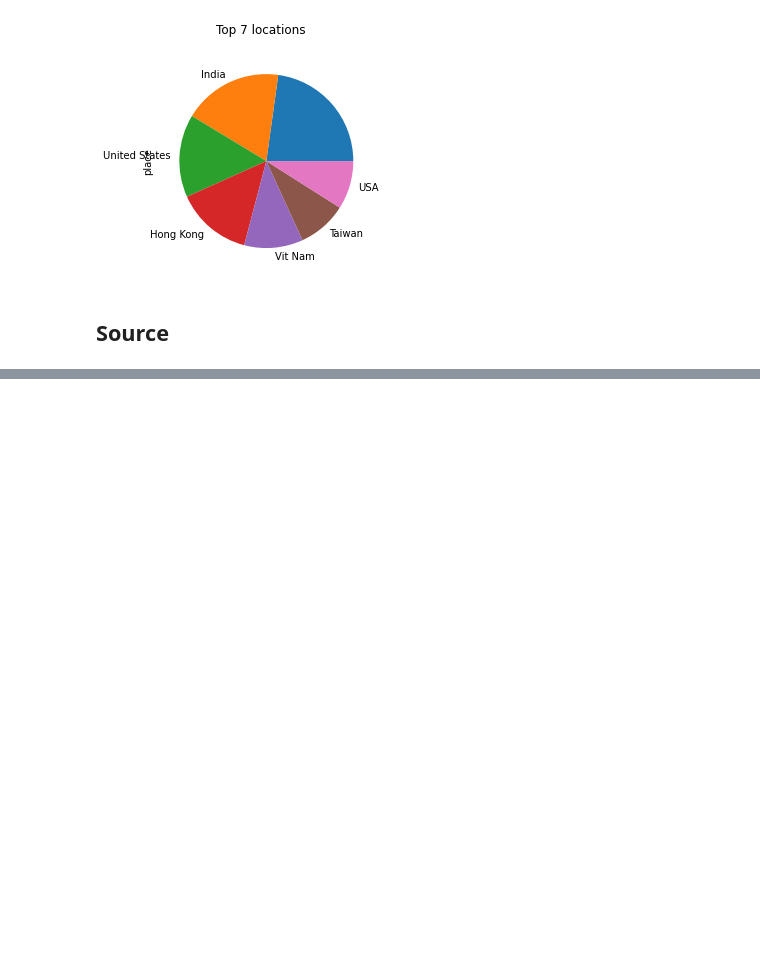
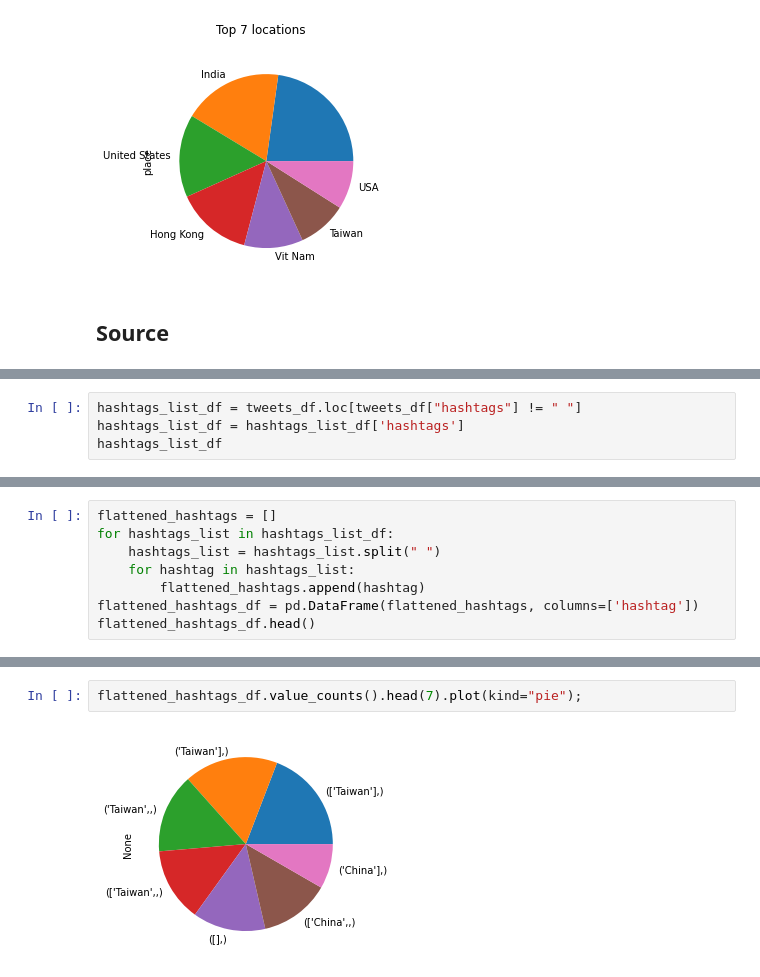
Before and after one commit to zelalemshiferaw/Twitter-Data-Analysis, a Jupyter notebook: Notebooks/data_preprocessing_and_data_exploration.ipynb, the cells around one changed output, grey strips where cells are left out. Cells and saved outputs as stored; diff of their text form; blank space fills up the shorter version.

```diff
--- a/Notebooks/data_preprocessing_and_data_exploration.ipynb
+++ b/Notebooks/data_preprocessing_and_data_exploration.ipynb
@@ -340,0 +458,4 @@ tweets_df["source"].value_counts().head().plot(kind="pie");
+# %%
+hashtags_list_df = tweets_df.loc[tweets_df["hashtags"] != " "]
+hashtags_list_df = hashtags_list_df['hashtags']
+hashtags_list_df
@@ -340,0 +475,8 @@ tweets_df["source"].value_counts().head().plot(kind="pie");
+# %%
+flattened_hashtags = []
+for hashtags_list in hashtags_list_df:
+    hashtags_list = hashtags_list.split(" ")
+    for hashtag in hashtags_list:
+        flattened_hashtags.append(hashtag)
+flattened_hashtags_df = pd.DataFrame(flattened_hashtags, columns=['hashtag'])
+flattened_hashtags_df.head()
@@ -340,0 +506,4 @@ tweets_df["source"].value_counts().head().plot(kind="pie");
+# %%
+flattened_hashtags_df.value_counts().head(7).plot(kind="pie");
+# %% [output]
+[figure, added]
```
Also changed, not shown: parts of 32 cells of this notebook, 2 other files.
